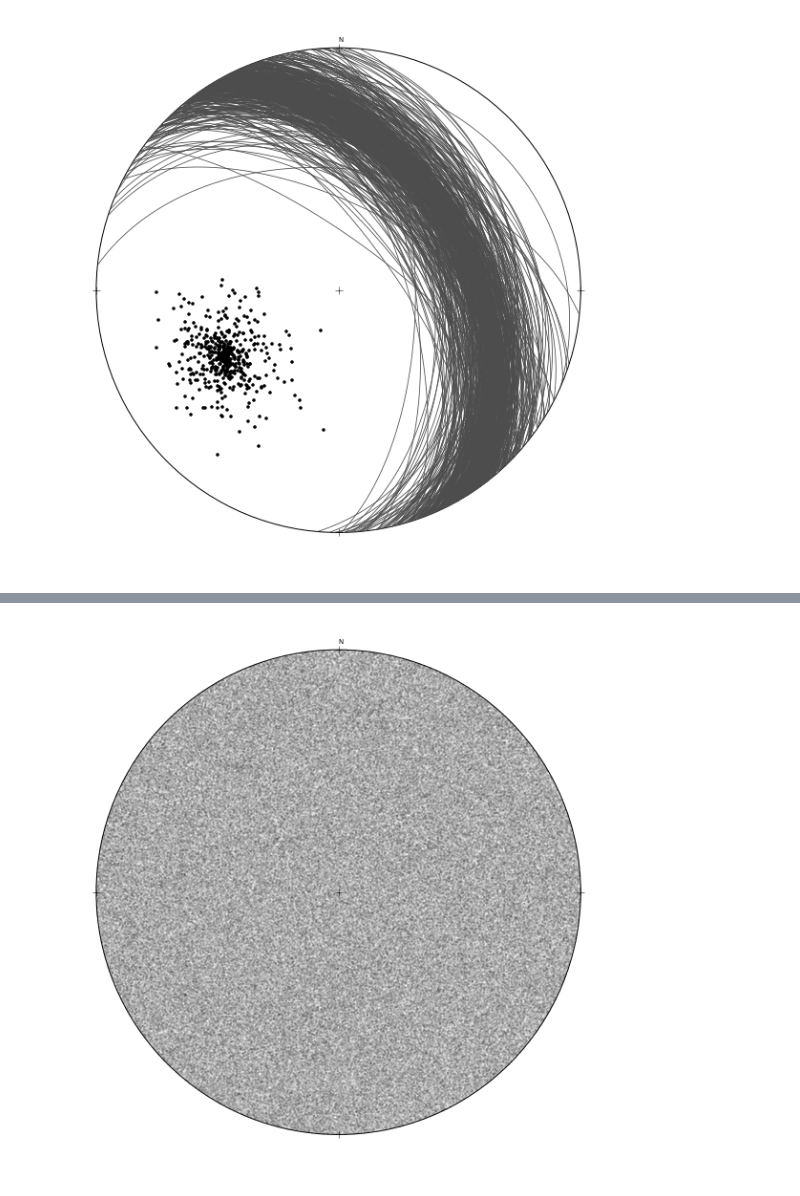
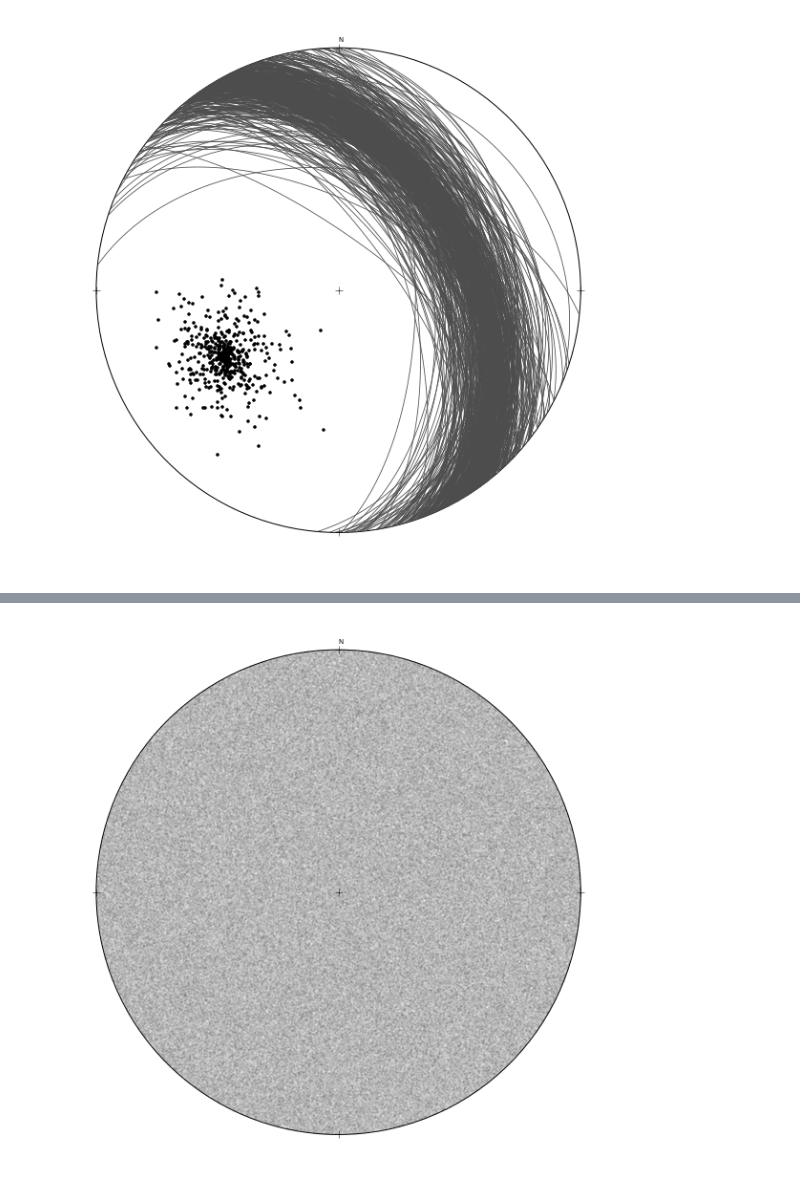
Before and after one commit to endarthur/autti, a Jupyter notebook: auttitude_testing.ipynb, the cells around one changed output, grey strips where cells are left out. Cells and saved outputs as stored; diff of their text form; code cells hidden in the pictures.

```diff
--- a/auttitude_testing.ipynb
+++ b/auttitude_testing.ipynb
@@ -238,9 +238,9 @@ plot.plot_circles(uniform_data.great_circle())
 # %%
 %%time
 np.random.seed(0)
-random_500 = at.sample.uniform_sample(500000)
+random_500 = at.sample.uniform_sample(1000000)
 fig, ax = plt.subplots(figsize=(10, 10))
 plot = at.ProjectionPlot(ax)
 plot.clear_diagram()
-plot.plot_poles(random_500, ms=.1, rasterized=True)
+plot.plot_poles(random_500, ms=.05, rasterized=True)
 # %% [output]
@@ -248 +248 @@ Wall time: 344 ms
-[figure, old version]
+[figure, new version]
```
Also changed, not shown: parts of 2 cells of this notebook, 4 other files.
